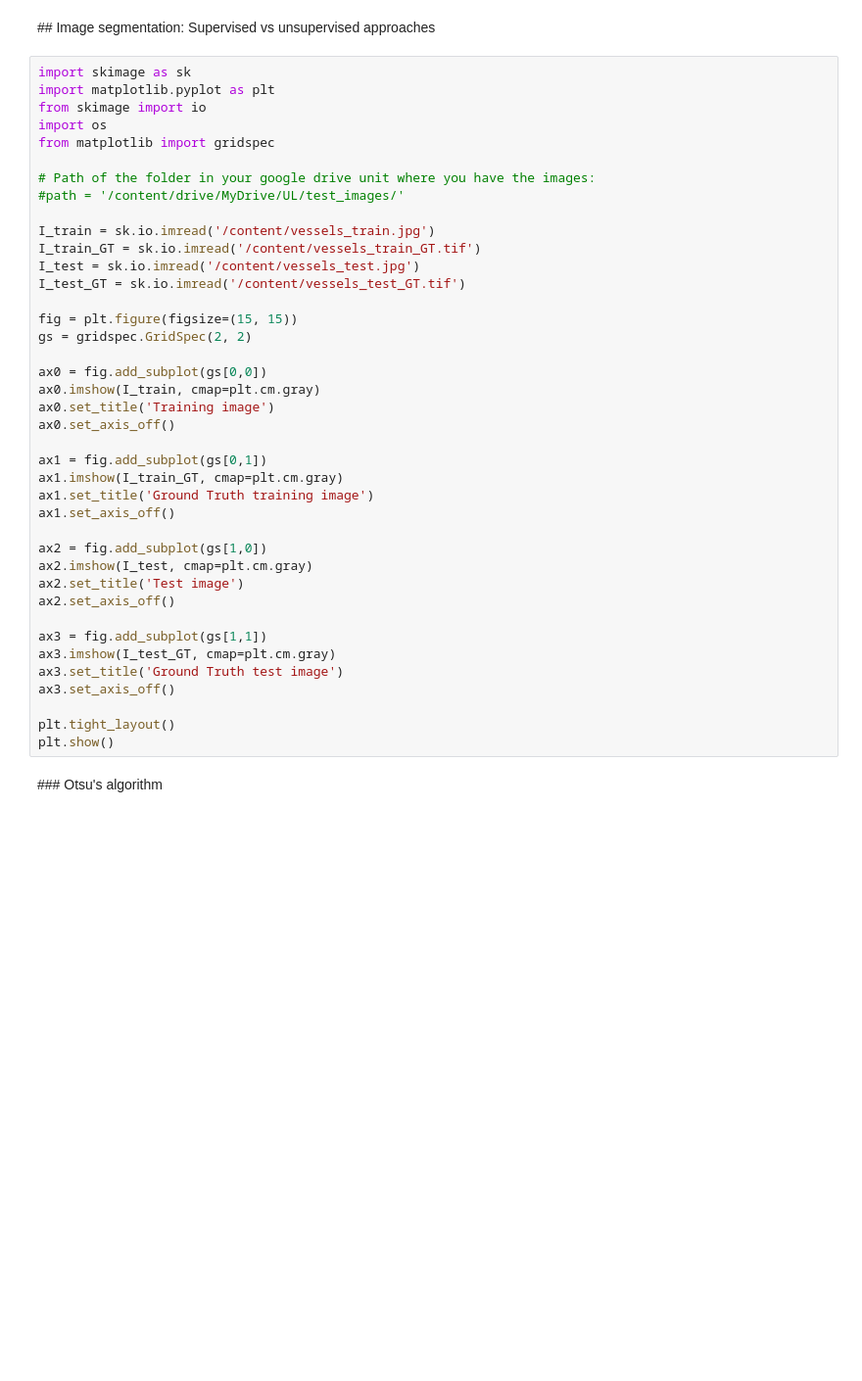
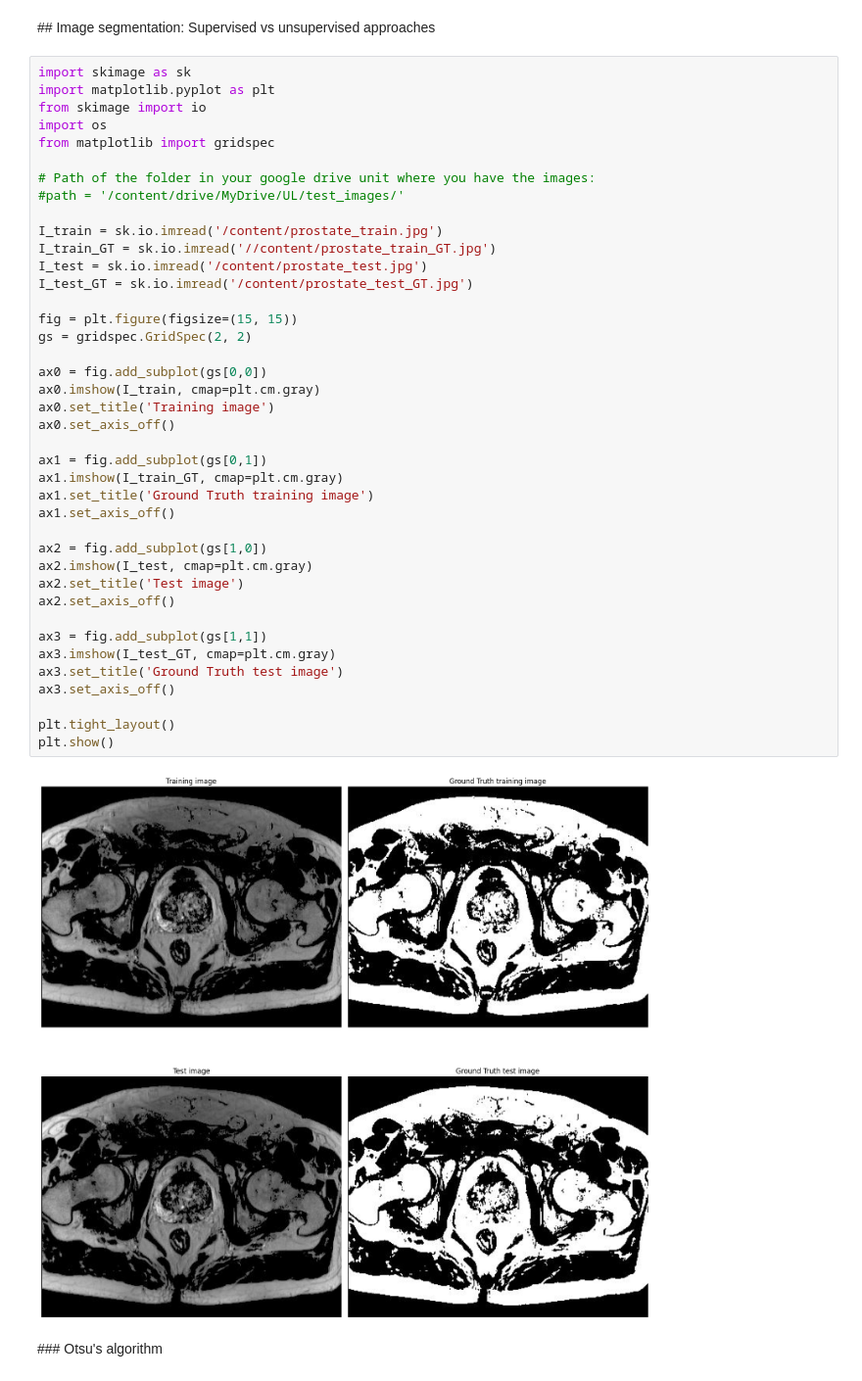
Before and after one commit to MattStarDew/PUC, a Jupyter notebook: EJERCICIO_3.ipynb, the cells around one changed output. Shown at 98% size. Saved outputs shown, nothing was run; the diff lists cells and outputs as text; blank space fills up the shorter version.

```diff
--- a/EJERCICIO_3.ipynb
+++ b/EJERCICIO_3.ipynb
@@ -13,37 +21,39 @@ from matplotlib import gridspec
 
 # Path of the folder in your google drive unit where you have the images:
 #path = '/content/drive/MyDrive/UL/test_images/'
 
-I_train = sk.io.imread('/content/vessels_train.jpg')
-I_train_GT = sk.io.imread('/content/vessels_train_GT.tif')
-I_test = sk.io.imread('/content/vessels_test.jpg')
-I_test_GT = sk.io.imread('/content/vessels_test_GT.tif')
+I_train = sk.io.imread('/content/prostate_train.jpg')
+I_train_GT = sk.io.imread('//content/prostate_train_GT.jpg')
+I_test = sk.io.imread('/content/prostate_test.jpg')
+I_test_GT = sk.io.imread('/content/prostate_test_GT.jpg')
 
 fig = plt.figure(figsize=(15, 15))
 gs = gridspec.GridSpec(2, 2)
 
 ax0 = fig.add_subplot(gs[0,0])
 ax0.imshow(I_train, cmap=plt.cm.gray)
 ax0.set_title('Training image')
 ax0.set_axis_off()
 
 ax1 = fig.add_subplot(gs[0,1])
 ax1.imshow(I_train_GT, cmap=plt.cm.gray)
 ax1.set_title('Ground Truth training image')
 ax1.set_axis_off()
 
 ax2 = fig.add_subplot(gs[1,0])
 ax2.imshow(I_test, cmap=plt.cm.gray)
 ax2.set_title('Test image')
 ax2.set_axis_off()
 
 ax3 = fig.add_subplot(gs[1,1])
 ax3.imshow(I_test_GT, cmap=plt.cm.gray)
 ax3.set_title('Ground Truth test image')
 ax3.set_axis_off()
 
 plt.tight_layout()
 plt.show()
+# %% [output]
+[figure, added]
 # %% [markdown]
 ### Otsu's algorithm
 # %%
```
Also changed, not shown: parts of 11 cells of this notebook.
